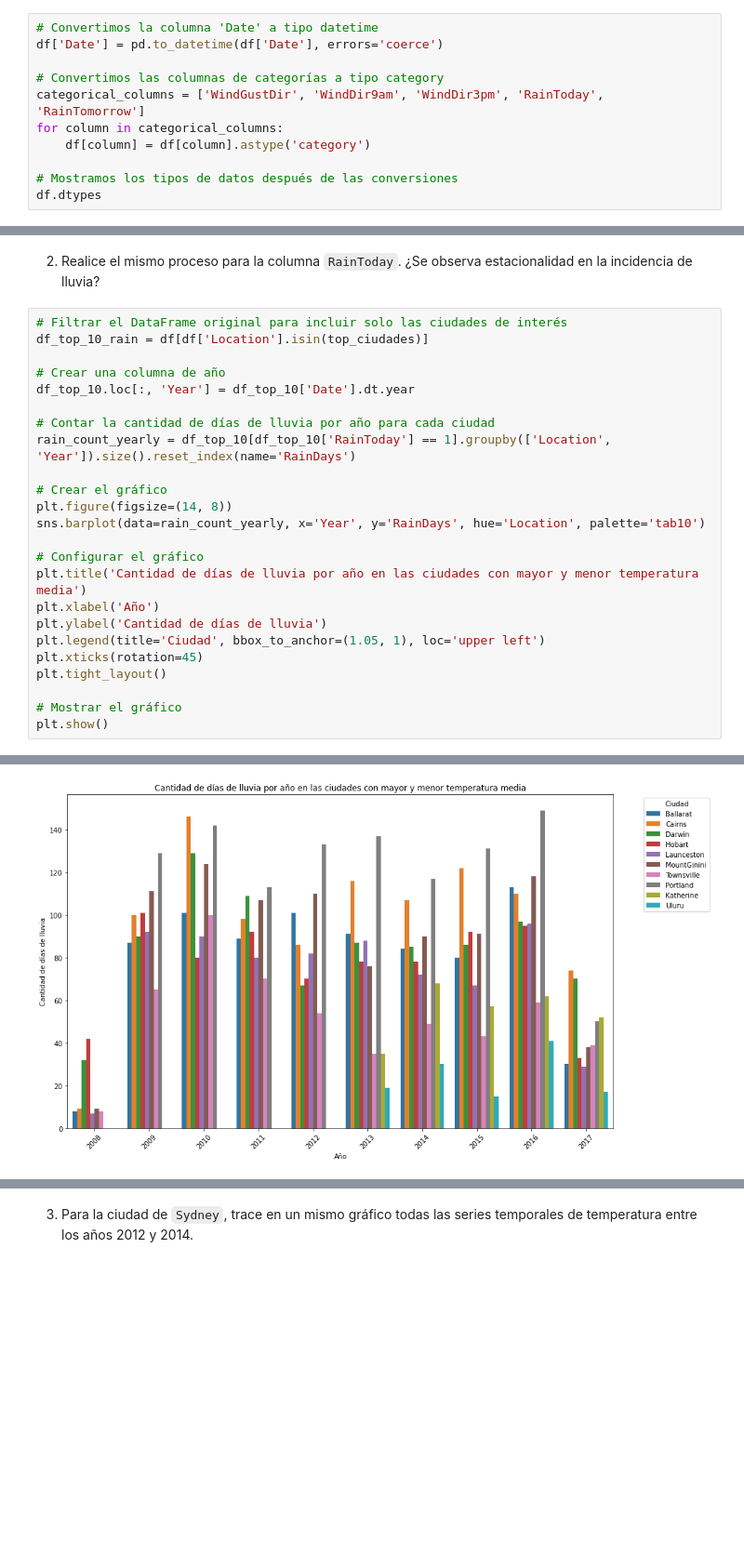
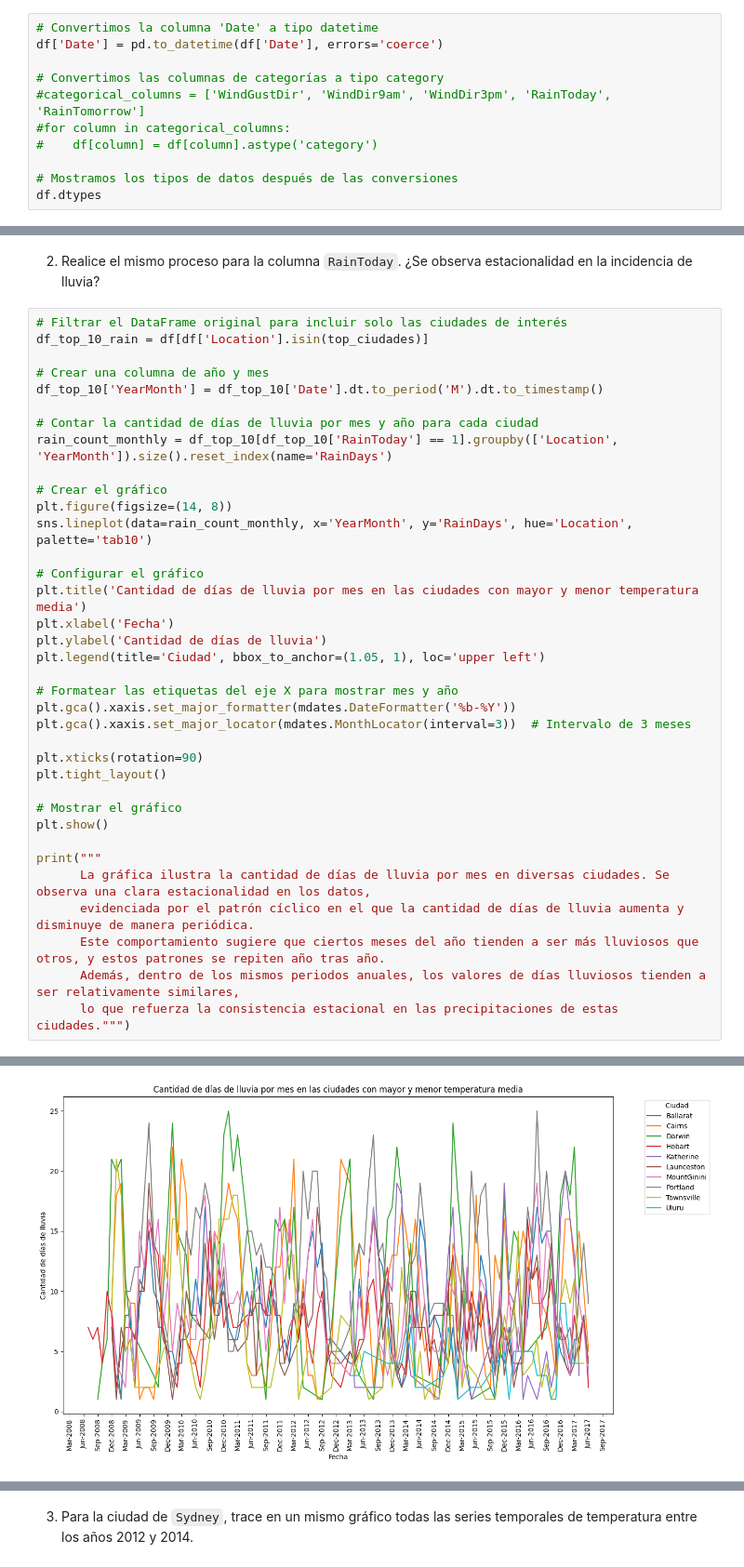
Before and after one commit to Facuu13/apa, a Jupyter notebook: Tp1/Tp1.ipynb, the cells around one changed output, grey strips where cells are left out. Shown at 93% size. Drawn from its saved outputs; the diff is of its cells as text; blank space fills up the shorter version.

Commit message:
cambio gráficas de cantidad de lluvias, comentarios y conclusiones

```diff
--- a/Tp1/Tp1.ipynb
+++ b/Tp1/Tp1.ipynb
@@ -48,9 +86,9 @@ memory usage: 25.5+ MB
 df['Date'] = pd.to_datetime(df['Date'], errors='coerce')
 
 # Convertimos las columnas de categorías a tipo category
-categorical_columns = ['WindGustDir', 'WindDir9am', 'WindDir3pm', 'RainToday', 'RainTomorrow']
-for column in categorical_columns:
-    df[column] = df[column].astype('category')
+#categorical_columns = ['WindGustDir', 'WindDir9am', 'WindDir3pm', 'RainToday', 'RainTomorrow']
+#for column in categorical_columns:
+#    df[column] = df[column].astype('category')
 
 # Mostramos los tipos de datos después de las conversiones
 df.dtypes
@@ -521,24 +576,36 @@ plt.show()
 # Filtrar el DataFrame original para incluir solo las ciudades de interés
 df_top_10_rain = df[df['Location'].isin(top_ciudades)]
 
-# Crear una columna de año
-df_top_10.loc[:, 'Year'] = df_top_10['Date'].dt.year
+# Crear una columna de año y mes
+df_top_10['YearMonth'] = df_top_10['Date'].dt.to_period('M').dt.to_timestamp()
 
-# Contar la cantidad de días de lluvia por año para cada ciudad
-rain_count_yearly = df_top_10[df_top_10['RainToday'] == 1].groupby(['Location', 'Year']).size().reset_index(name='RainDays')
+# Contar la cantidad de días de lluvia por mes y año para cada ciudad
+rain_count_monthly = df_top_10[df_top_10['RainToday'] == 1].groupby(['Location', 'YearMonth']).size().reset_index(name='RainDays')
 
 # Crear el gráfico
 plt.figure(figsize=(14, 8))
-sns.barplot(data=rain_count_yearly, x='Year', y='RainDays', hue='Location', palette='tab10')
+sns.lineplot(data=rain_count_monthly, x='YearMonth', y='RainDays', hue='Location', palette='tab10')
 
 # Configurar el gráfico
-plt.title('Cantidad de días de lluvia por año en las ciudades con mayor y menor temperatura media')
-plt.xlabel('Año')
+plt.title('Cantidad de días de lluvia por mes en las ciudades con mayor y menor temperatura media')
+plt.xlabel('Fecha')
 plt.ylabel('Cantidad de días de lluvia')
 plt.legend(title='Ciudad', bbox_to_anchor=(1.05, 1), loc='upper left')
-plt.xticks(rotation=45)
+
+# Formatear las etiquetas del eje X para mostrar mes y año
+plt.gca().xaxis.set_major_formatter(mdates.DateFormatter('%b-%Y'))
+plt.gca().xaxis.set_major_locator(mdates.MonthLocator(interval=3))  # Intervalo de 3 meses
+
+plt.xticks(rotation=90)
 plt.tight_layout()
 
 # Mostrar el gráfico
 plt.show()
+
+print("""
+      La gráfica ilustra la cantidad de días de lluvia por mes en diversas ciudades. Se observa una clara estacionalidad en los datos,
+      evidenciada por el patrón cíclico en el que la cantidad de días de lluvia aumenta y disminuye de manera periódica.
+      Este comportamiento sugiere que ciertos meses del año tienden a ser más lluviosos que otros, y estos patrones se repiten año tras año.
+      Además, dentro de los mismos periodos anuales, los valores de días lluviosos tienden a ser relativamente similares,
+      lo que refuerza la consistencia estacional en las precipitaciones de estas ciudades.""")
 # %% [output]
@@ -545 +617 @@ plt.show()
-[figure, old version]
+[figure, new version]
```
Also changed, not shown: parts of 13 cells of this notebook, 1 other file.
